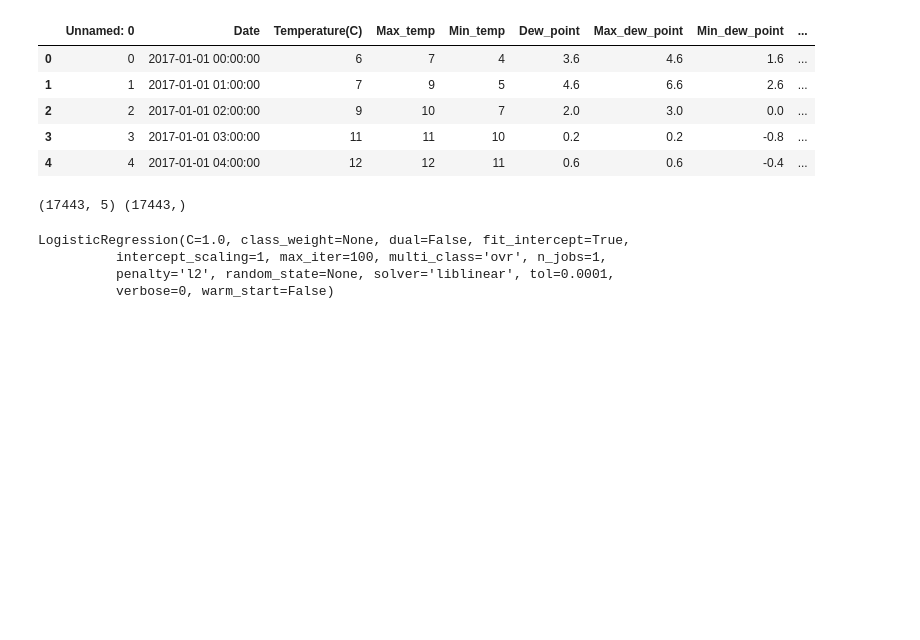
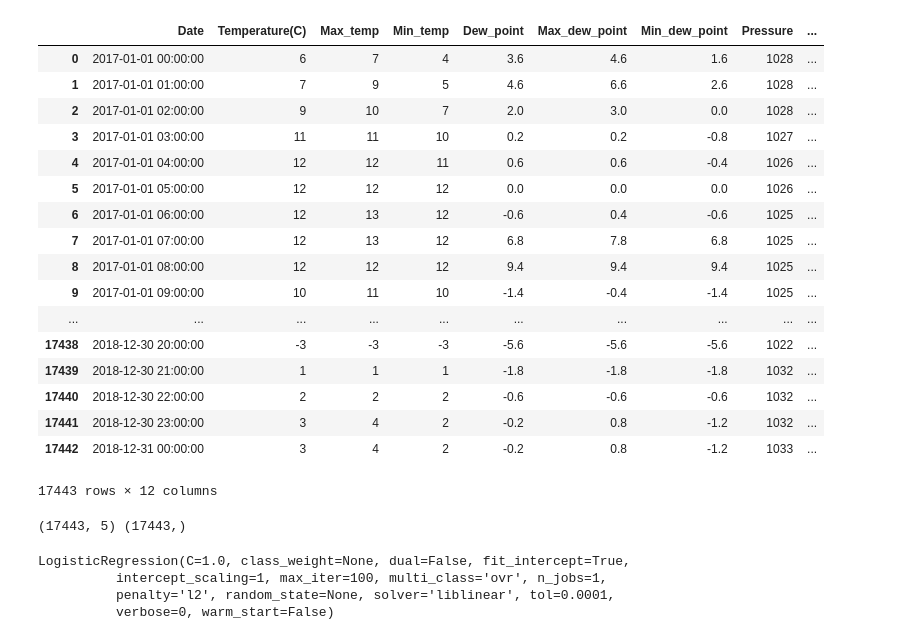
Before and after one commit to cyntiamk/weather_prediction_1, a Jupyter notebook: logistic_regression.ipynb, the cells around one changed output. Drawn from its saved outputs; the diff is of its cells as text; code cells hidden in the pictures; blank space fills up the shorter version.

```diff
--- a/logistic_regression.ipynb
+++ b/logistic_regression.ipynb
@@ -4,14 +4,26 @@ import numpy as np
 import matplotlib.pyplot as plt
 # %%
 weather = pd.read_csv('kyoto_weather.csv')
-weather.head()
+weather
 # %% [output]
-|  | Unnamed: 0 | Date | Temperature(C) | Max_temp | Min_temp | Dew_point | Max_dew_point | Min_dew_point | ... |
-| 0 | 0 | 2017-01-01 00:00:00 | 6 | 7 | 4 | 3.6 | 4.6 | 1.6 | ... |
-| 1 | 1 | 2017-01-01 01:00:00 | 7 | 9 | 5 | 4.6 | 6.6 | 2.6 | ... |
-| 2 | 2 | 2017-01-01 02:00:00 | 9 | 10 | 7 | 2.0 | 3.0 | 0.0 | ... |
-| 3 | 3 | 2017-01-01 03:00:00 | 11 | 11 | 10 | 0.2 | 0.2 | -0.8 | ... |
-| 4 | 4 | 2017-01-01 04:00:00 | 12 | 12 | 11 | 0.6 | 0.6 | -0.4 | ... |
+|  | Date | Temperature(C) | Max_temp | Min_temp | Dew_point | Max_dew_point | Min_dew_point | Pressure | ... |
+| 0 | 2017-01-01 00:00:00 | 6 | 7 | 4 | 3.6 | 4.6 | 1.6 | 1028 | ... |
+| 1 | 2017-01-01 01:00:00 | 7 | 9 | 5 | 4.6 | 6.6 | 2.6 | 1028 | ... |
+| 2 | 2017-01-01 02:00:00 | 9 | 10 | 7 | 2.0 | 3.0 | 0.0 | 1028 | ... |
+| 3 | 2017-01-01 03:00:00 | 11 | 11 | 10 | 0.2 | 0.2 | -0.8 | 1027 | ... |
+| 4 | 2017-01-01 04:00:00 | 12 | 12 | 11 | 0.6 | 0.6 | -0.4 | 1026 | ... |
+| 5 | 2017-01-01 05:00:00 | 12 | 12 | 12 | 0.0 | 0.0 | 0.0 | 1026 | ... |
+| 6 | 2017-01-01 06:00:00 | 12 | 13 | 12 | -0.6 | 0.4 | -0.6 | 1025 | ... |
+| 7 | 2017-01-01 07:00:00 | 12 | 13 | 12 | 6.8 | 7.8 | 6.8 | 1025 | ... |
+| 8 | 2017-01-01 08:00:00 | 12 | 12 | 12 | 9.4 | 9.4 | 9.4 | 1025 | ... |
+| 9 | 2017-01-01 09:00:00 | 10 | 11 | 10 | -1.4 | -0.4 | -1.4 | 1025 | ... |
+| ... | ... | ... | ... | ... | ... | ... | ... | ... | ... |
+| 17438 | 2018-12-30 20:00:00 | -3 | -3 | -3 | -5.6 | -5.6 | -5.6 | 1022 | ... |
+| 17439 | 2018-12-30 21:00:00 | 1 | 1 | 1 | -1.8 | -1.8 | -1.8 | 1032 | ... |
+| 17440 | 2018-12-30 22:00:00 | 2 | 2 | 2 | -0.6 | -0.6 | -0.6 | 1032 | ... |
+| 17441 | 2018-12-30 23:00:00 | 3 | 4 | 2 | -0.2 | 0.8 | -1.2 | 1032 | ... |
+| 17442 | 2018-12-31 00:00:00 | 3 | 4 | 2 | -0.2 | 0.8 | -1.2 | 1033 | ... |
+17443 rows × 12 columns
 # %%
 # Assign X (data) and y (target)
 predictors = ['Temperature(C)','Dew_point','Pressure','Wind','Clouds']
```
Also changed, not shown: 3 other files.
